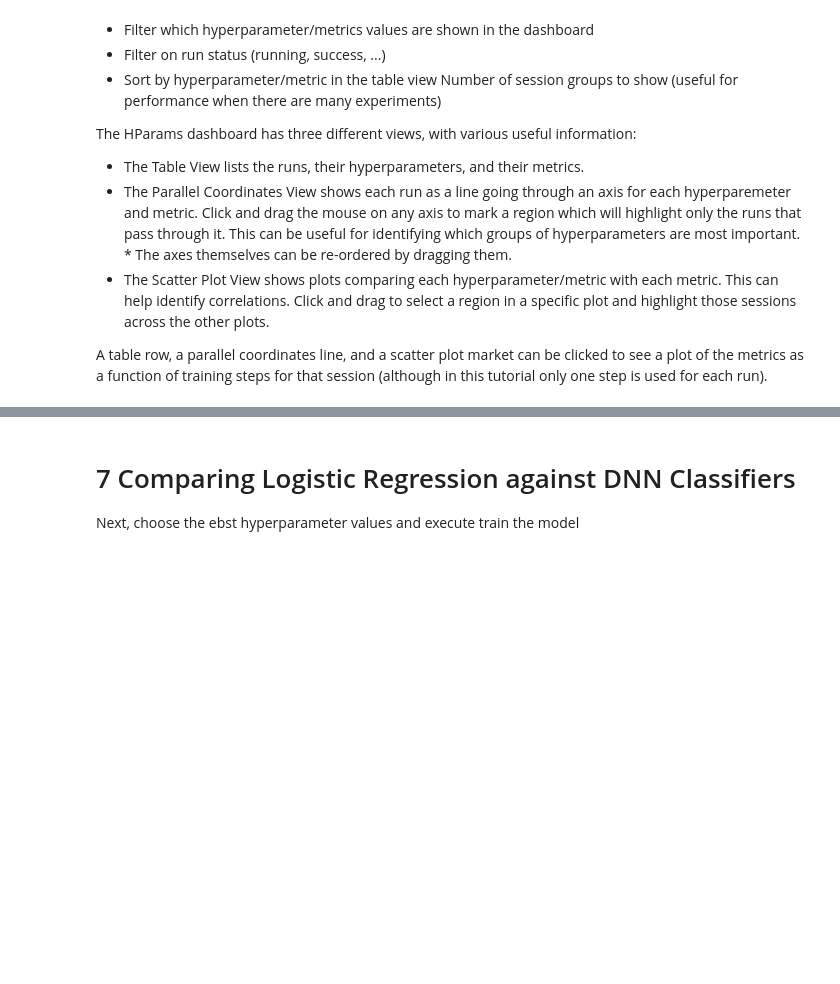
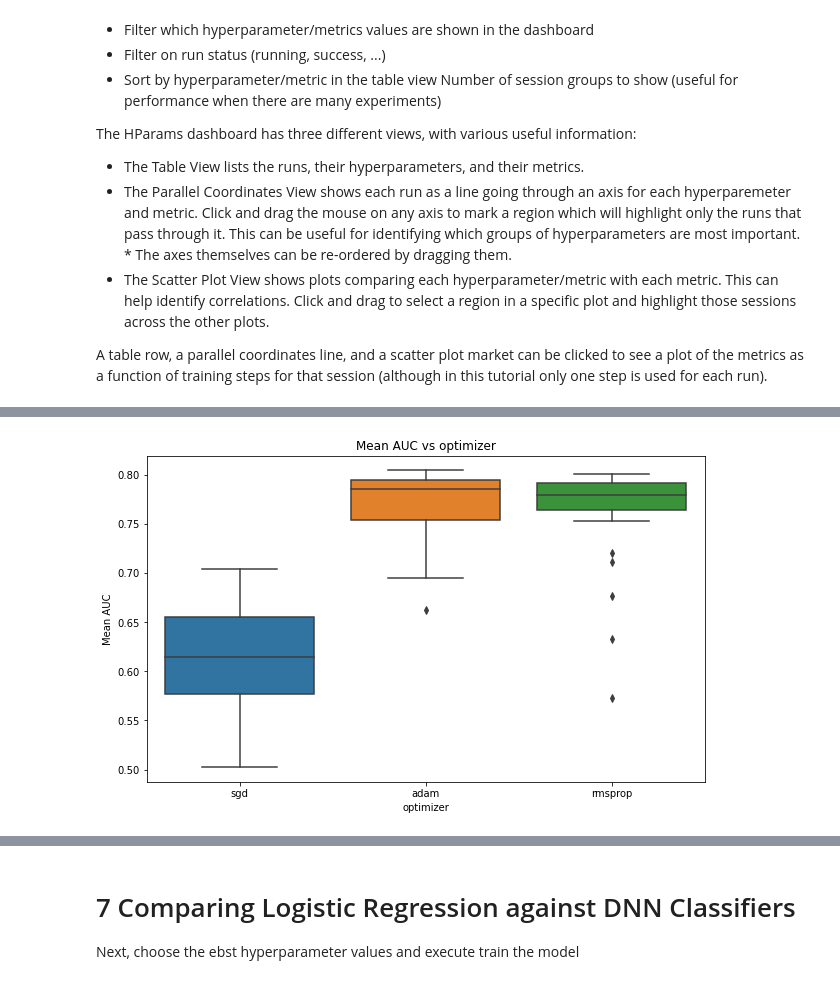
Before and after one commit to DataMonarch/ml, a Jupyter notebook: assignments/HW_1_CSCI_4364_6364 .ipynb, the cells around one changed output, grey strips where cells are left out. Cells and saved outputs as stored; diff of their text form; code cells hidden in the pictures; blank space fills up the shorter version.

```diff
--- a/assignments/HW_1_CSCI_4364_6364 .ipynb
+++ b/assignments/HW_1_CSCI_4364_6364 .ipynb
@@ -1095,0 +1163,5 @@ The immediate result of the
+# %%
+# let's plot the boxplot of AUC vs optimizer
+plot_hp_box(hp_res, 'optimizer')
+# %% [output]
+[figure, added]
```
Also changed, not shown: parts of 25 cells of this notebook, 3 other files.
